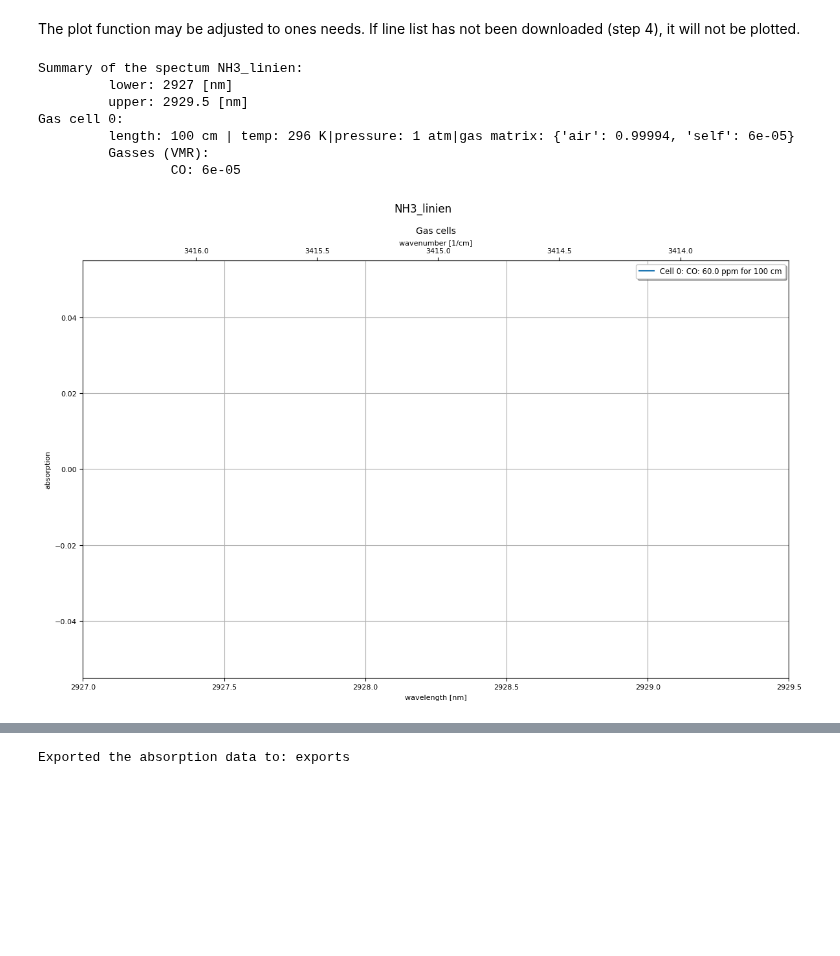
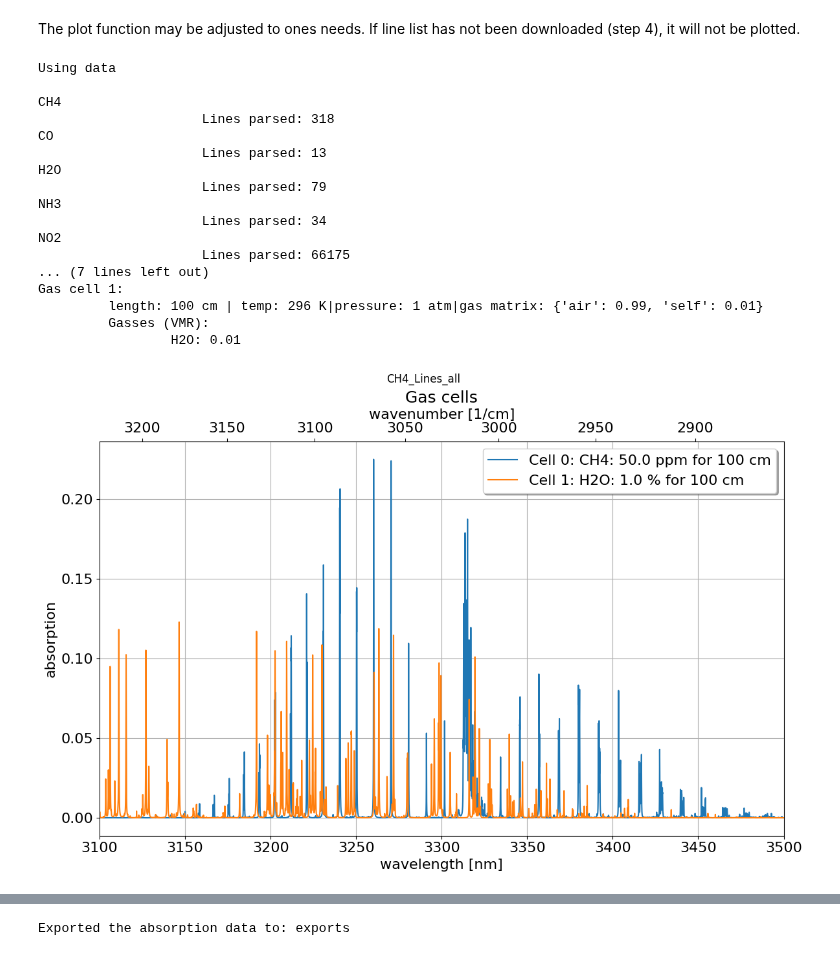
Before and after one commit to dermahax/spectracalc_hapi, a Jupyter notebook: main.ipynb, the cells around one changed output, grey strips where cells are left out. Drawn from its saved outputs; the diff is of its cells as text; code cells hidden in the pictures; blank space fills up the shorter version.

```diff
--- a/main.ipynb
+++ b/main.ipynb
@@ -49,14 +88,28 @@ If line list has not been downloaded (step 4), it will not be plotted.
 # %%
 #%% 5. plot
 my_spectrum.plot(figsize = (12,8),
-                 export = True)
+                 export = True,
+                 fontsize = 16)
+my_spectrum2.plot(figsize = (12,8),
+                 export = True,
+                 fontsize = 16)
 print(my_spectrum)
 # %% [output]
-Summary of the spectum NH3_linien:
-         lower: 2927 [nm]
-         upper: 2929.5 [nm]
-Gas cell 0:
-         length: 100 cm | temp: 296 K|pressure: 1 atm|gas matrix: {'air': 0.99994, 'self': 6e-05}
+Using data
+
+CH4
+                     Lines parsed: 318
+CO
+                     Lines parsed: 13
+H2O
+                     Lines parsed: 79
+NH3
+                     Lines parsed: 34
+NO2
+                     Lines parsed: 66175
+... (7 lines left out)
+Gas cell 1:
+         length: 100 cm | temp: 296 K|pressure: 1 atm|gas matrix: {'air': 0.99, 'self': 0.01}
          Gasses (VMR):
-                 CO: 6e-05
+                 H2O: 0.01
-[figure, old version]
+[figure, new version]
```
Also changed, not shown: parts of 2 cells of this notebook, 3 other files.
